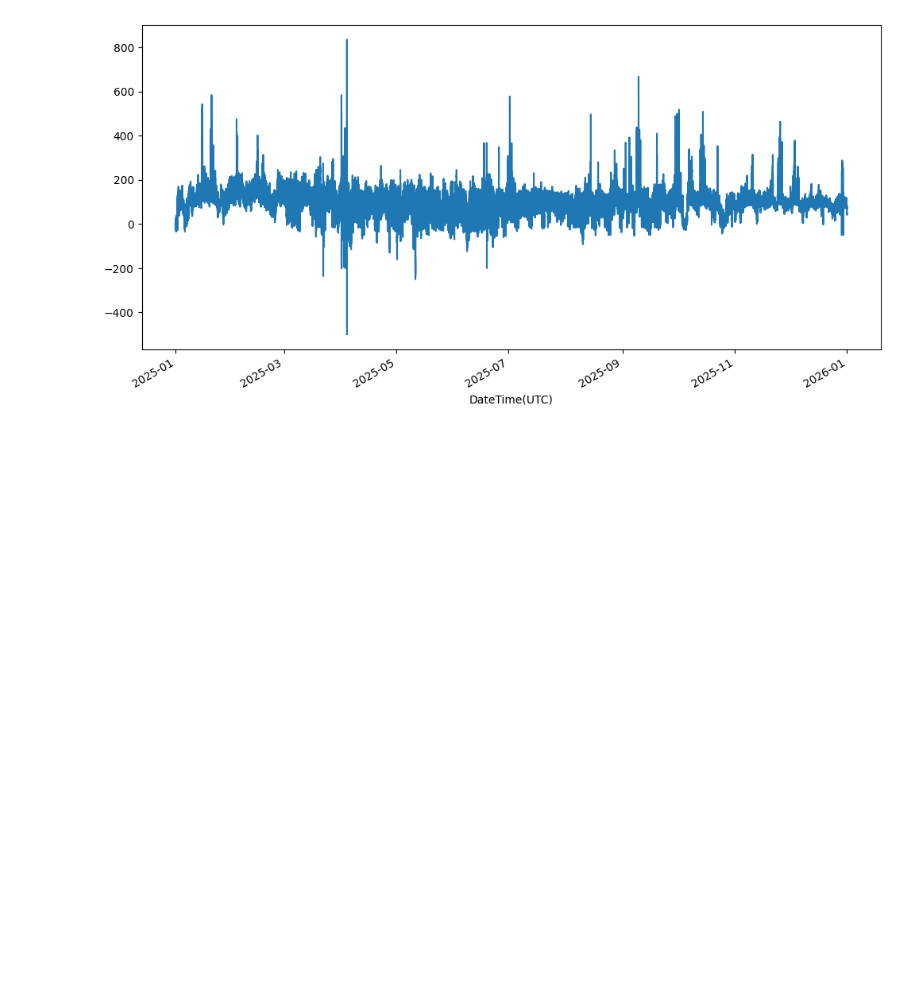
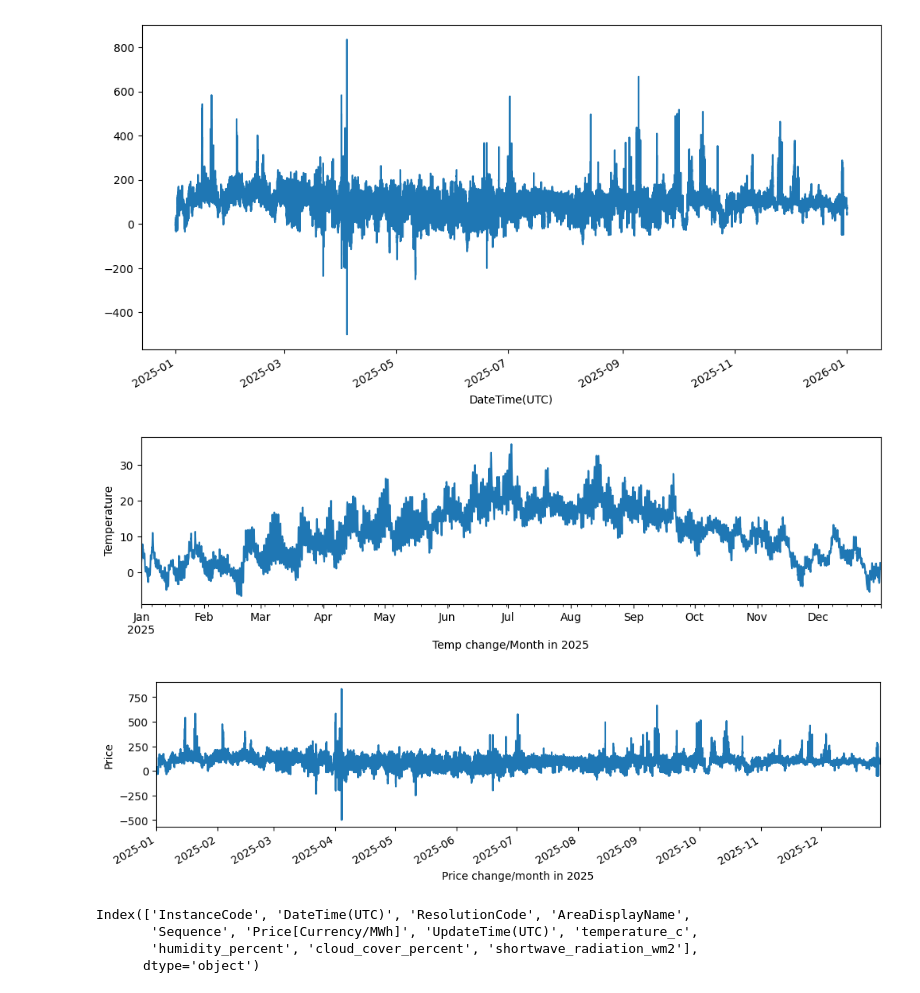
Before and after one commit to xucenying/grid-intelligence, a Jupyter notebook: notebooks/susanta/eda_weather.ipynb, the cells around one changed output. Saved outputs shown, nothing was run; the diff lists cells and outputs as text; code cells hidden in the pictures; blank space fills up the shorter version.

```diff
--- a/notebooks/susanta/eda_weather.ipynb
+++ b/notebooks/susanta/eda_weather.ipynb
@@ -140,8 +168,25 @@ plt.show()
 # %% [output]
 [figure]
 # %%
-df_2025 = energy_df[energy_df["DateTime(UTC)"].dt.year == 2025]
-df_2025.set_index("DateTime(UTC)")["Price[Currency/MWh]"].plot(figsize=(12,6))
+energy_df_2025 = energy_df[energy_df["DateTime(UTC)"].dt.year == 2025]
+energy_df_2025.set_index("DateTime(UTC)")["Price[Currency/MWh]"].plot(figsize=(12,6))
 plt.show()
 # %% [output]
 [figure]
+# %%
+###temperature vs energy comparison plots
+plt.subplot(2,1,1)
+weather_2025.set_index("DateTime(UTC)")["temperature_c"].plot(figsize=(12,6))
+plt.xlabel("Temp change/Month in 2025")
+plt.ylabel("Temperature")
+plt.show()
+
+plt.subplot(2,1,2)
+energy_df_2025.set_index("DateTime(UTC)")["Price[Currency/MWh]"].plot(figsize=(12,6))
+plt.xlabel("Price change/month in 2025")
+plt.ylabel("Price")
+plt.xlim(pd.to_datetime("2025-01-01"), pd.to_datetime("2025-12-31"))
+plt.show()
+# %% [output]
+[figure, added]
+[figure, added]
@@ -147,0 +200,7 @@ plt.show()
+# %%
+df_merged_weather_price.keys()
+# %% [output]
+Index(['InstanceCode', 'DateTime(UTC)', 'ResolutionCode', 'AreaDisplayName',
+       'Sequence', 'Price[Currency/MWh]', 'UpdateTime(UTC)', 'temperature_c',
+       'humidity_percent', 'cloud_cover_percent', 'shortwave_radiation_wm2'],
+      dtype='object')
```
Also changed, not shown: parts of 39 cells of this notebook, 18 other files.
